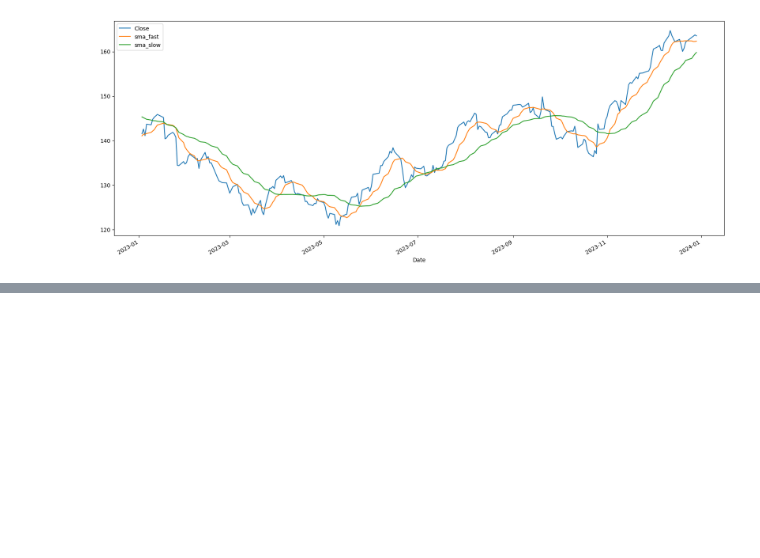
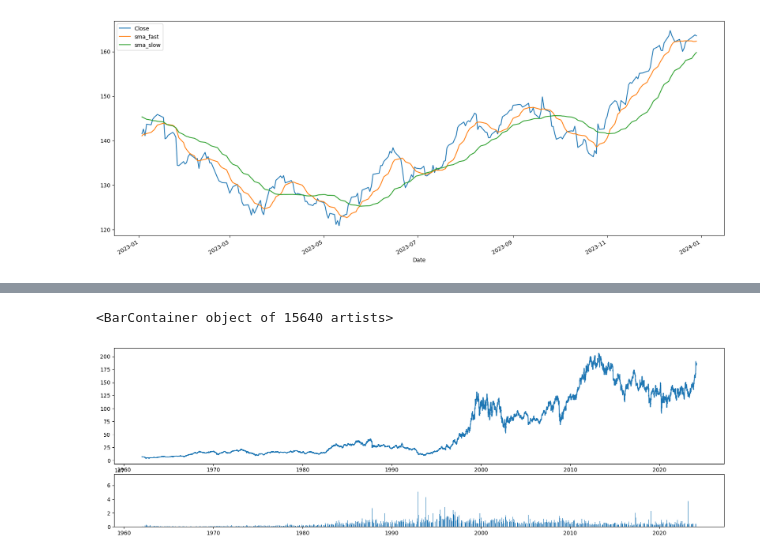
Before and after one commit to pNatTueku/basicPython, a Jupyter notebook: basic_pandas_03.ipynb, the cells around one changed output, grey strips where cells are left out. Cells and saved outputs as stored; diff of their text form; code cells hidden in the pictures; blank space fills up the shorter version.

```diff
--- a/basic_pandas_03.ipynb
+++ b/basic_pandas_03.ipynb
@@ -861,0 +879,11 @@ plt.show()
+# %%
+# add chart to grid
+
+top = plt.subplot2grid((4, 4), (0, 0), rowspan = 2, colspan = 4)
+top.plot(df['Close']) # add graph here
+
+buttom = plt.subplot2grid((4, 4), (2, 0), rowspan = 1, colspan = 4) # span 1 unit of row and 4 units of columns
+buttom.bar(df.index, df['Volume']) # add graph here
+# %% [output]
+<BarContainer object of 15640 artists>
+[figure, added]
```
Also changed, not shown: parts of 14 cells of this notebook.
